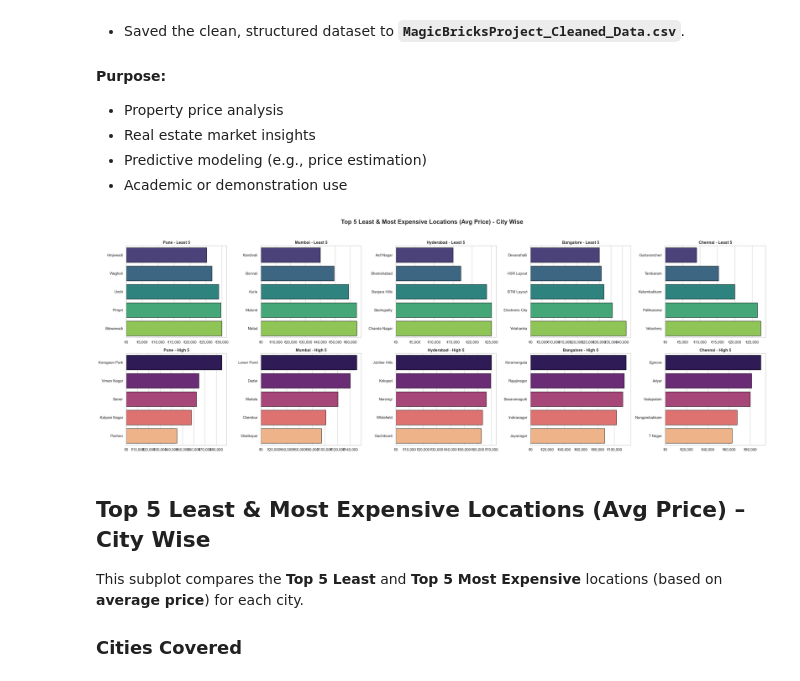
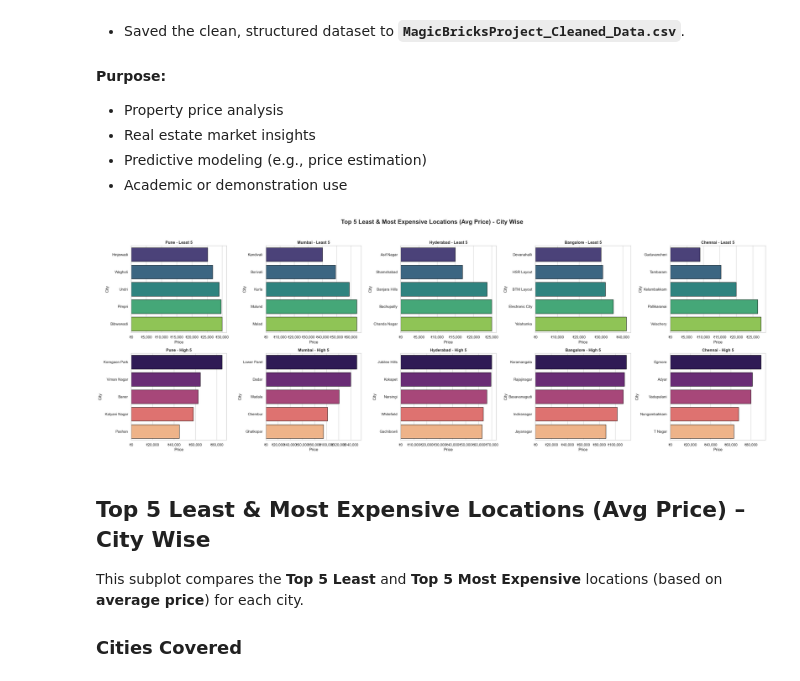
Before and after one commit to kunal1300/MagicBricksProject_Scraped_Data_EDA_Visualization-, a Jupyter notebook: Data Analysis and Visualization .ipynb, the cells around one changed output. Drawn from its saved outputs; the diff is of its cells as text; code cells hidden in the pictures.

```diff
--- a/Data Analysis and Visualization .ipynb
+++ b/Data Analysis and Visualization .ipynb
@@ -188,38 +188,38 @@ for i, city in enumerate(cities):
 
     sns.barplot(
         data=least_5,
         x="Price",
         y="Location",
         ax=axes[0, i],
         palette="viridis",
         edgecolor="black"
     )
     axes[0, i].set_title(f"{city} - Least 5", fontsize=12, fontweight="bold")
-    axes[0, i].set_xlabel("")
-    axes[0, i].set_ylabel("")
+    axes[0, i].set_xlabel("Price")
+    axes[0, i].set_ylabel("City")
     axes[0, i].xaxis.set_major_formatter(mtick.FuncFormatter(lambda x, _: f"₹{x:,.0f}"))
 
     # Top 5 most expensive
     high_5 = city_df.sort_values(by="Price", ascending=False).head(5)
 
     sns.barplot(
         data=high_5,
         x="Price",
         y="Location",
         ax=axes[1, i],
         palette="magma",
         edgecolor="black"
     )
     axes[1, i].set_title(f"{city} - High 5", fontsize=12, fontweight="bold")
-    axes[1, i].set_xlabel("")
-    axes[1, i].set_ylabel("")
+    axes[1, i].set_xlabel("Price")
+    axes[1, i].set_ylabel("City")
     axes[1, i].xaxis.set_major_formatter(mtick.FuncFormatter(lambda x, _: f"₹{x:,.0f}"))
 
 plt.tight_layout(rect=[0, 0, 1, 0.95])
 plt.savefig('15_Top 5 Least & Most Expensive Locations (Avg Price) - City Wise.png', bbox_inches='tight')
 plt.show()
 # %% [output]
-[figure, old version]
+[figure, new version]
 # %% [markdown]
 ## Top 5 Least & Most Expensive Locations (Avg Price) – City Wise
 
```
Also changed, not shown: 2 other files.
